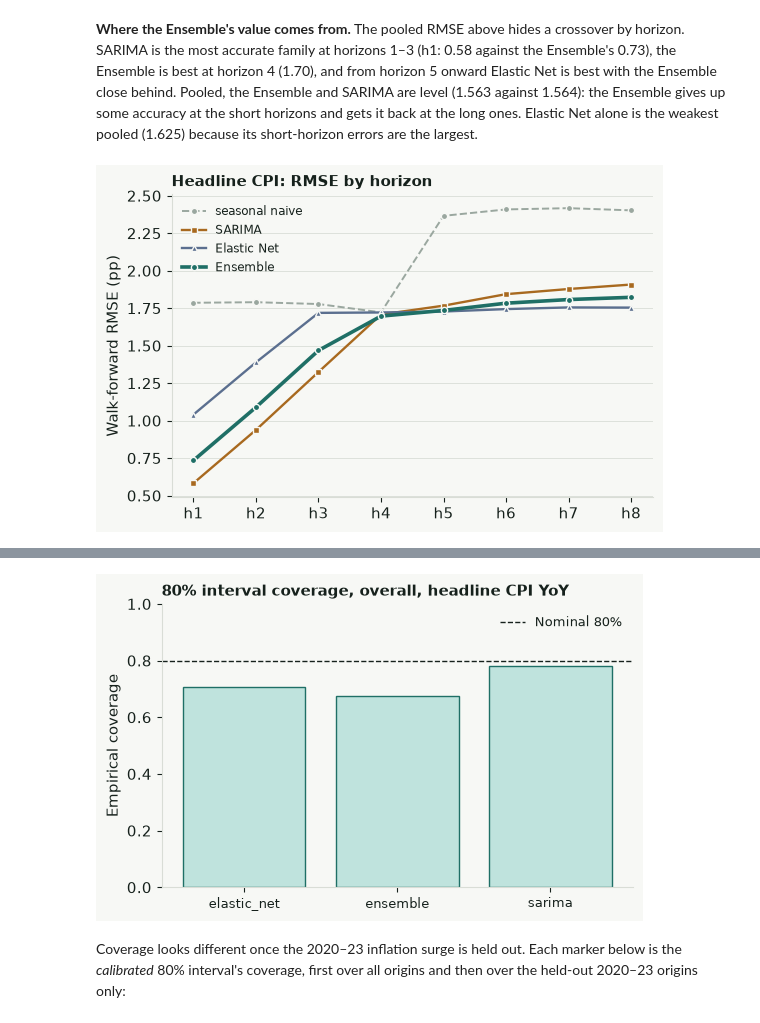
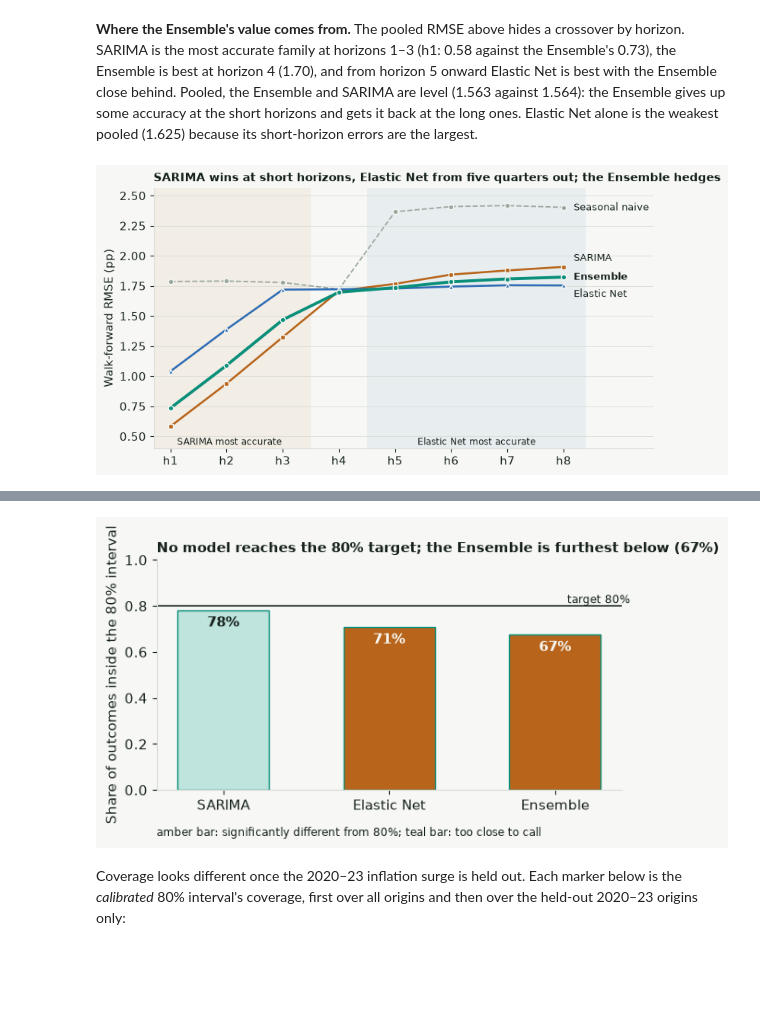
Before and after one commit to JuanVu1810/Australian-CPI-Forecast, a Jupyter notebook: book/australian_cpi_forecasting/05_evaluation.ipynb, the cells around one changed output, grey strips where cells are left out. Cells and saved outputs as stored; diff of their text form; code cells hidden in the pictures; blank space fills up the shorter version.

```diff
--- a/book/australian_cpi_forecasting/05_evaluation.ipynb
+++ b/book/australian_cpi_forecasting/05_evaluation.ipynb
@@ -23,9 +23,9 @@ import matplotlib.pyplot as plt
 from myst_nb import glue
 
 INK, PAPER, ACCENT, ACCENT_SOFT, HIGHLIGHT, GRID = (
-    "#16211c", "#f7f8f5", "#1f6f66", "#bfe3dd", "#a8691f", "#d9ddd6",
+    "#16211c", "#f7f8f5", "#0a8f7a", "#bfe3dd", "#b8651b", "#d9ddd6",
 )
-BLUE, PLUM, MUTED, ALERT = "#5b6f8f", "#8a4f8a", "#9aa79f", "#c0392b"
+BLUE, PLUM, MUTED, ALERT = "#2f6db5", "#8a4f8a", "#9aa79f", "#c0392b"
 plt.rcParams.update({
     "figure.facecolor": PAPER, "axes.facecolor": PAPER, "axes.edgecolor": GRID,
     "axes.labelcolor": INK, "text.color": INK, "xtick.color": INK, "ytick.color": INK,
@@ -59,48 +68,71 @@ plt.show()
 # %% [markdown]
 **Where the Ensemble's value comes from.** The pooled RMSE above hides a crossover by horizon. SARIMA is the most accurate family at horizons 1–3 (h1: 0.58 against the Ensemble's 0.73), the Ensemble is best at horizon 4 (1.70), and from horizon 5 onward Elastic Net is best with the Ensemble close behind. Pooled, the Ensemble and SARIMA are level (1.563 against 1.564): the Ensemble gives up some accuracy at the short horizons and gets it back at the long ones. Elastic Net alone is the weakest pooled (1.625) because its short-horizon errors are the largest.
 # %%
+table = pd.read_csv(PROJECT_ROOT / "reports/model_comparison_all.csv")
+table = table[table["horizon"].astype(str) != "overall"].assign(horizon=lambda d: d["horizon"].astype(int))
+wide = table.pivot(index="horizon", columns="model", values="rmse")
+fitted = ["sarima", "elastic_net", "ensemble"]
+best = wide[fitted].idxmin(axis=1)
 styles = {   # model: (label, colour, linestyle, linewidth, marker)
-    "seasonal_naive": ("seasonal naive", MUTED, "--", 1.4, "o"),
-    "sarima": ("SARIMA", HIGHLIGHT, "-", 1.7, "s"),
-    "elastic_net": ("Elastic Net", BLUE, "-", 1.7, "^"),
-    "ensemble": ("Ensemble", ACCENT, "-", 2.6, "o"),
+    "seasonal_naive": ("Seasonal naive", MUTED, "--", 1.3, "o"),
+    "sarima": ("SARIMA", HIGHLIGHT, "-", 1.9, "s"),
+    "elastic_net": ("Elastic Net", BLUE, "-", 1.9, "^"),
+    "ensemble": ("Ensemble", ACCENT, "-", 2.8, "o"),
 }
 
-table = pd.read_csv(PROJECT_ROOT / "reports/model_comparison_all.csv")
-table = table[table["horizon"].astype(str) != "overall"].assign(horizon=lambda d: d["horizon"].astype(int))
-fig, ax = plt.subplots(figsize=(5.8, 3.8))
+fig, ax = plt.subplots(figsize=(7.6, 4.2))
+# shade where each fitted model is the most accurate (the crossover is the story)
+spans = {"sarima": (0.6, 3.5), "elastic_net": (4.5, 8.4)}
+for m, (lo, hi) in spans.items():
+    ax.axvspan(lo, hi, color=styles[m][1], alpha=0.07, linewidth=0)
+ax.text(2.05, 0.43, "SARIMA most accurate", ha="center", fontsize=8.8, color=INK)
+ax.text(6.45, 0.43, "Elastic Net most accurate", ha="center", fontsize=8.8, color=INK)
 for model, (label, color, ls, lw, marker) in styles.items():
-    sub = table[table["model"] == model].sort_values("horizon")
-    ax.plot(sub["horizon"], sub["rmse"], color=color, linestyle=ls, linewidth=lw, marker=marker, markersize=4.5,
-            markeredgecolor=PAPER, label=label)
-ax.set_title("Headline CPI: RMSE by horizon", loc="left", fontsize=10.5, fontweight="bold")
+    ax.plot(wide.index, wide[model], color=color, linestyle=ls, linewidth=lw, marker=marker, markersize=4.8,
+            markeredgecolor=PAPER, zorder=3)
+# direct labels at the right-hand end; nudge so the two close lines do not touch
+ends = {m: wide[m].iloc[-1] for m in styles}
+nudge = {"ensemble": 0.0, "elastic_net": -0.07, "sarima": 0.07, "seasonal_naive": 0.0}
+for m, (label, color, *_ ) in styles.items():
+    ax.text(8.18, ends[m] + nudge[m], label, color=INK, fontsize=9, va="center", fontweight="bold" if m == "ensemble" else "normal")
+ax.set_xlim(0.7, 9.6)
+ax.set_ylim(0.4, wide.max().max() + 0.15)
 ax.set_xticks(range(1, 9), [f"h{h}" for h in range(1, 9)])
+ax.set_ylabel("Walk-forward RMSE (pp)")
 ax.grid(axis="x", visible=False)
-ax.set_ylabel("Walk-forward RMSE (pp)")
-ax.legend(frameon=False, fontsize=8.5, loc="upper left")
+ax.set_title("SARIMA wins at short horizons, Elastic Net from five quarters out; the Ensemble hedges",
+             loc="left", fontsize=10.6, fontweight="bold")
 fig.tight_layout()
 plt.show()
+assert best.loc[1:3].eq("sarima").all() and best.loc[5:].isin(["elastic_net", "ensemble"]).all()
 glue("rmse_by_horizon_fig", fig, display=False)
 # %% [output]
-[figure, old version]
+[figure, new version]
 [interactive output not drawn]
 # %%
-cov = pd.read_csv(PROJECT_ROOT / "reports/results/model_interval_coverage.csv")
+cov = pd.read_csv(PROJECT_ROOT / "reports/results/model_interval_coverage.csv").set_index("model")
+cov = cov.loc[["sarima", "elastic_net", "ensemble"]]
+names = {"sarima": "SARIMA", "elastic_net": "Elastic Net", "ensemble": "Ensemble"}
+nominal = float(cov["nominal_coverage"].iloc[0])
 
-fig, ax = plt.subplots(figsize=(5.6, 3.6))
-cov_overall = cov.sort_values("model")
-ax.axhline(cov_overall["nominal_coverage"].iloc[0], color=INK, linestyle="--", linewidth=1, label="Nominal 80%")
-ax.bar(cov_overall["model"], cov_overall["empirical_coverage"], color=ACCENT_SOFT, edgecolor=ACCENT)
+fig, ax = plt.subplots(figsize=(6.0, 3.6))
+colors = [ACCENT_SOFT if not flagged else HIGHLIGHT for flagged in cov["significantly_miscalibrated"]]
+bars = ax.bar([names[m] for m in cov.index], cov["empirical_coverage"], color=colors, width=0.55, edgecolor=ACCENT)
+ax.axhline(nominal, color=INK, linewidth=1.1)
+ax.text(2.45, nominal + 0.012, f"target {nominal:.0%}", ha="right", fontsize=8.8)
+for rect, v in zip(bars, cov["empirical_coverage"]):
+    ax.text(rect.get_x() + rect.get_width() / 2, v - 0.07, f"{v:.0%}", ha="center", fontsize=10.5, fontweight="bold", color=INK if v > 0.75 else PAPER)
+worst = cov["empirical_coverage"].idxmin()
 ax.set_ylim(0, 1)
-ax.set_title("80% interval coverage, overall, headline CPI YoY", loc="left", fontsize=11, fontweight="bold")
-ax.tick_params(axis="x", labelsize=9)
-ax.legend(frameon=False, fontsize=9)
+ax.set_ylabel("Share of outcomes inside the 80% interval")
+ax.set_title(f"No model reaches the 80% target; the {names[worst]} is furthest below ({cov.loc[worst, 'empirical_coverage']:.0%})",
+             loc="left", fontsize=10.8, fontweight="bold")
+ax.text(0.0, -0.2, "amber bar: significantly different from 80%; teal bar: too close to call", transform=ax.transAxes, fontsize=8.3)
 ax.grid(False)
-ax.set_ylabel("Empirical coverage")
 fig.tight_layout()
 plt.show()
 # %% [output]
-[figure, old version]
+[figure, new version]
 # %% [markdown]
 Coverage looks different once the 2020–23 inflation surge is held out. Each marker below is the *calibrated* 80%
 interval's coverage, first over all origins and then over the held-out 2020–23 origins only:
```
Also changed, not shown: parts of 4 cells of this notebook, 27 other files.
